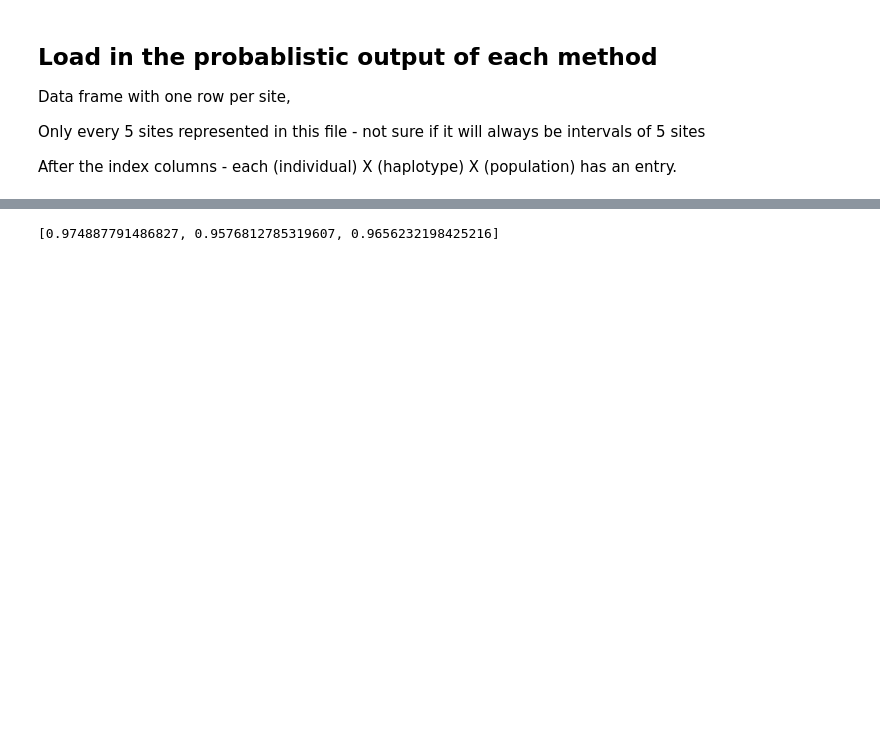
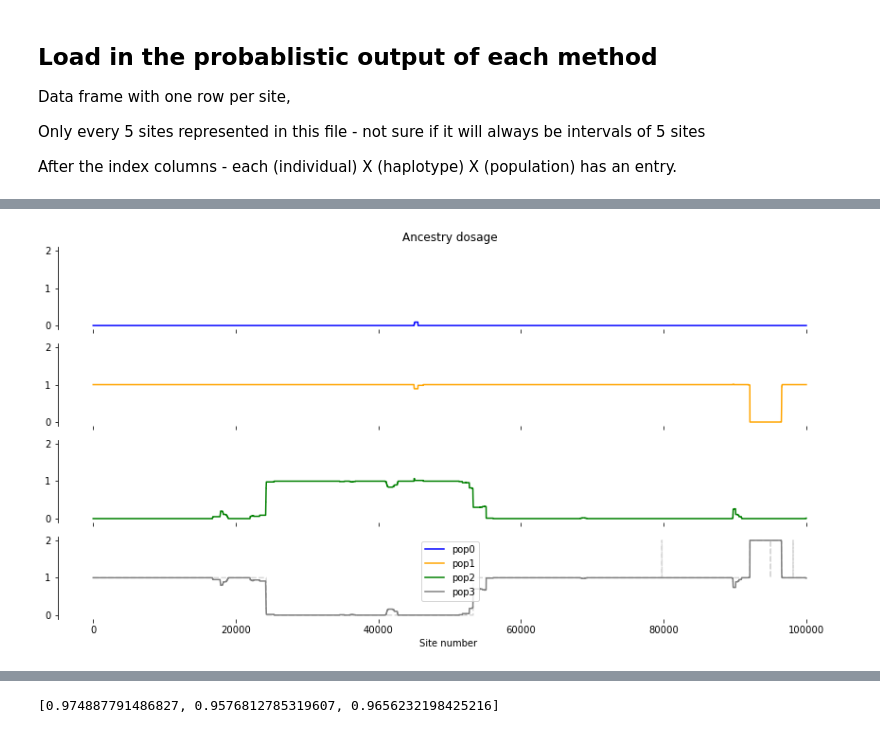
Before and after one commit to rwaples/lai-sim, a Jupyter notebook: workflow/notebooks/ancestry dosage.ipynb, the cells around one changed output, grey strips where cells are left out. Drawn from its saved outputs; the diff is of its cells as text; code cells hidden in the pictures; blank space fills up the shorter version.

```diff
--- a/workflow/notebooks/ancestry dosage.ipynb
+++ b/workflow/notebooks/ancestry dosage.ipynb
@@ -183,7 +154,8 @@ KeyError: 'arr'
 # %%
-bmix_anc_dosage = get_ancestry_dosage(load_bmix(bmixpath))
+bmix_anc_dosage = get_ancestry_dosage(load_bmix(bmixpath), n_anc)
 bmix_anc_r2, bmix_ind_r2 = r2_ancestry_dosage(
     true_dosage=true_anc_dosage,
     pred_dosage=bmix_anc_dosage,
-    nanc=3
+    n_anc=n_anc
 )
+np.mean(bmix_anc_r2), bmix_anc_r2
@@ -189,0 +196,4 @@ bmix_anc_r2, bmix_ind_r2 = r2_ancestry_dosage(
+# %%
+plot_ancestry_dosage(bmix_anc_dosage, start_index=0, n_anc=4, reference_dosage=true_anc_dosage)
+# %% [output]
+[figure, added]
```
Also changed, not shown: parts of 29 cells of this notebook, 1 other file.
